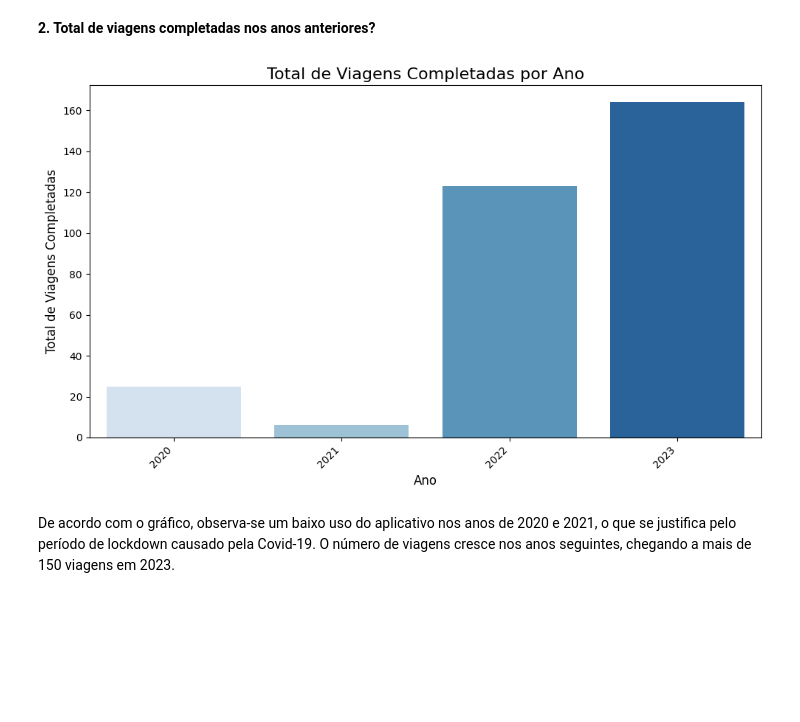
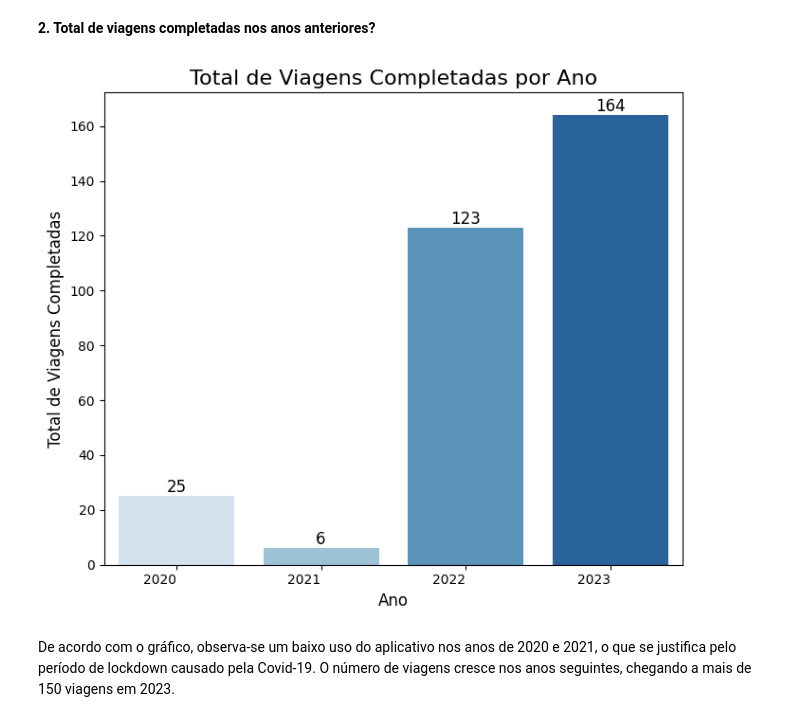
Before and after one commit to vivalladarez/uber-data-analysis, a Jupyter notebook: data_analysis.ipynb, the cells around one changed output. Drawn from its saved outputs; the diff is of its cells as text; code cells hidden in the pictures; blank space fills up the shorter version.

```diff
--- a/data_analysis.ipynb
+++ b/data_analysis.ipynb
@@ -201,8 +207,13 @@ uber_df.rename(columns={'City': 'city', 'Product Type': 'product_type', 'Trip or
                      'Begin Trip Lng': 'begin_long', 'Dropoff Time': 'dropoff_time', 'Dropoff Lat': 'dropoff_lat',
                       'Dropoff Lng': 'dropoff_long', 'Distance (miles)': 'distance_km','Fare Amount':'fare_amount'}, inplace=True)
 # %%
+# Remover linhas onde o status é 'CANCELED'
+uber_df = uber_df[uber_df['status'] == 'COMPLETED']
+
 #Removendo linhas de um DataFrame do pandas em que o valor na coluna 'product_type' seja nulo ou NaN (valores ausentes)
 uber_df.dropna(subset = ['product_type'], inplace=True)
 uber_df[uber_df.begin_lat.isnull()]
+
+uber_df
 # %% [output]
 |  | city | product_type | status | request_time | begin_time | begin_lat | begin_long | Begin Trip Address | ... |
@@ -241,16 +249,18 @@ Name: distance_km, Length: 357, dtype: float64
 # %%
-# Obtendo o ano, mês e dia da semana da data da solicitação
-def date_convertion(df, cols):
+# Obtendo o ano, mês, dia da semana e hora da data da solicitação
+def date_conversion(df, cols):
     for col in cols:
         df[col] = df[col].apply(lambda x: x.replace(' +0000 UTC', ''))
         df[col] = pd.to_datetime(df[col])
+        df[f'year'] = df[col].dt.year
+        df[f'month'] = df[col].dt.strftime("%b")
+        df[f'weekday'] = df[col].dt.strftime("%a")
+        df[f'hour'] = df[col].dt.hour  # Adicionando a coluna de hora
     return df
 
-uber_df = date_convertion(uber_df, ['request_time', 'begin_time', 'dropoff_time'])
-
-uber_df['year'] = uber_df.request_time.map(lambda x: datetime.strftime(x,"%Y"))
-uber_df['month'] = uber_df.request_time.map(lambda x: datetime.strftime(x,"%b"))
-uber_df['weekday'] = uber_df.request_time.map(lambda x: datetime.strftime(x,"%a"))
+# Supondo que 'uber_df' seja o seu DataFrame
+columns_to_convert = ['request_time', 'begin_time', 'dropoff_time']
+uber_df = date_conversion(uber_df, columns_to_convert)
 # %%
 # Filtrando linhas em que a data na coluna 'begin_time' é diferente da data na coluna 'dropoff_time'.
 uber_df.loc[uber_df['begin_time'].dt.date != uber_df['dropoff_time'].dt.date]
@@ -340,30 +346,32 @@ Com base no gráfico acima, pode-se perceber que, quanto maior a distância perc
 # %%
 # Contagem de viagens durante dos anos
 
 # Filtrando viagens completadas ('status' é 'completed')
-completed_trips = uber_df[uber_df['status'] == 'COMPLETED']
-
+completed_trips = uber_df
 # Contando o número de viagens completadas por ano
 completed_trips_by_year = completed_trips['year'].value_counts().sort_index()
 
 # Criando o gráfico de barras
-import seaborn as sns
-
 # Definindo uma paleta de cores azuis
 palette = sns.color_palette("Blues", len(completed_trips_by_year))
 
 # Criando o gráfico de barras com o Seaborn
-plt.figure(figsize=(10, 6))
-sns.barplot(x=completed_trips_by_year.index, y=completed_trips_by_year, palette=palette)
+plt.figure(figsize=(7, 6))
+sns.barplot(x=completed_trips_by_year.index, y=completed_trips_by_year, palette="Blues")
 plt.title('Total de Viagens Completadas por Ano', fontsize=16)
 plt.xlabel('Ano', fontsize=12)
 plt.ylabel('Total de Viagens Completadas', fontsize=12)
-plt.xticks(rotation=45, ha='right')  # Ajusta a rotação dos rótulos do eixo x
+plt.xticks( ha='right')  # Ajusta a rotação dos rótulos do eixo x
 plt.yticks(fontsize=10)  # Tamanho da fonte no eixo y
+
+# Adicionando rótulos nos retângulos do gráfico
+for index, value in enumerate(completed_trips_by_year):
+    plt.text(index, value, str(value), ha='center', va='bottom', fontsize=12)
+
 plt.tight_layout()
 plt.show()
 # %% [output]
-[figure, old version]
+[figure, new version]
 # %% [markdown]
 De acordo com o gráfico, observa-se um baixo uso do aplicativo nos anos de 2020 e 2021, o que se justifica pelo período de lockdown causado pela Covid-19. O número de viagens cresce nos anos seguintes, chegando a mais de 150 viagens em 2023.
 # %% [markdown]
```
Also changed, not shown: parts of 28 cells of this notebook.
